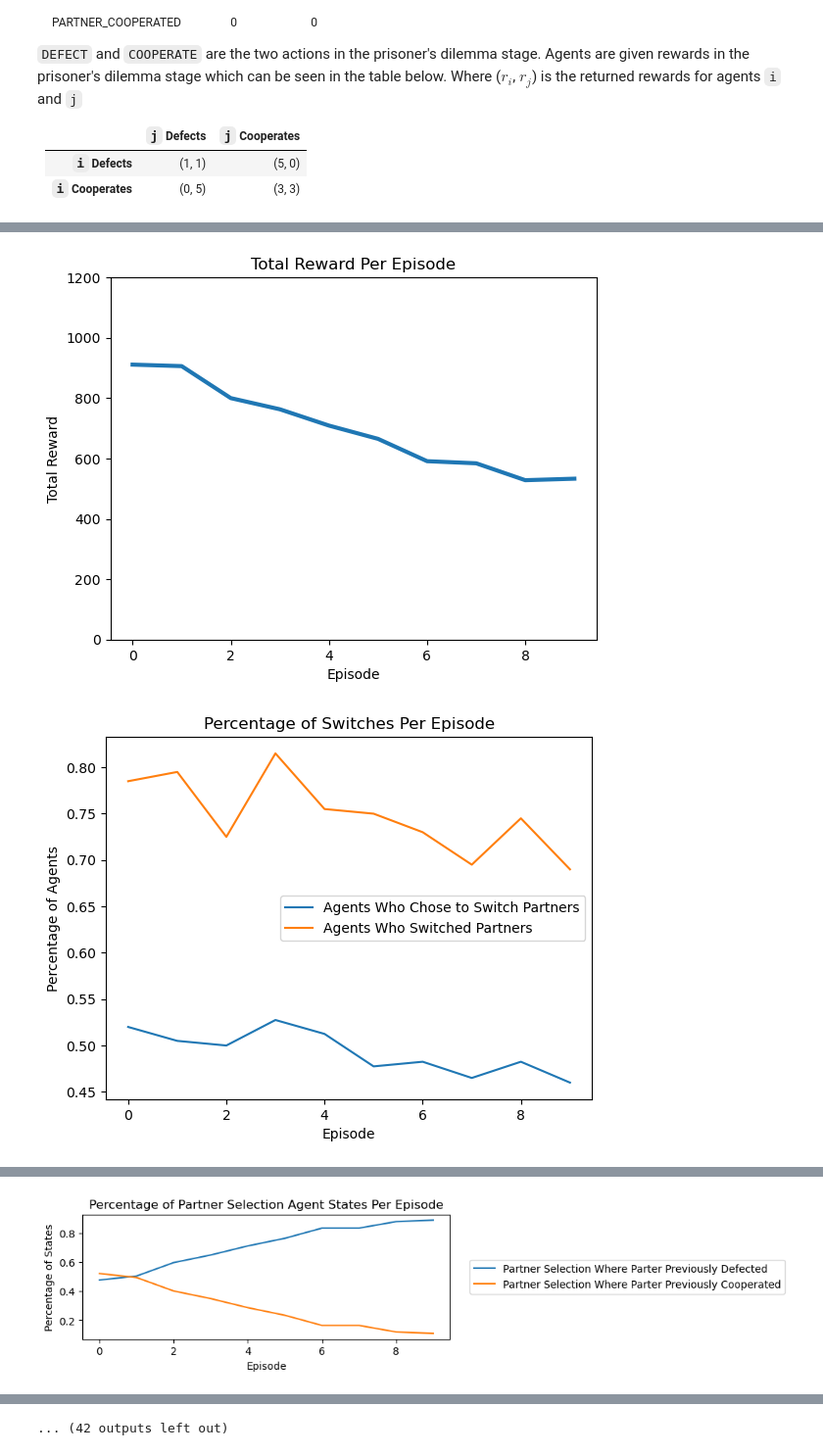
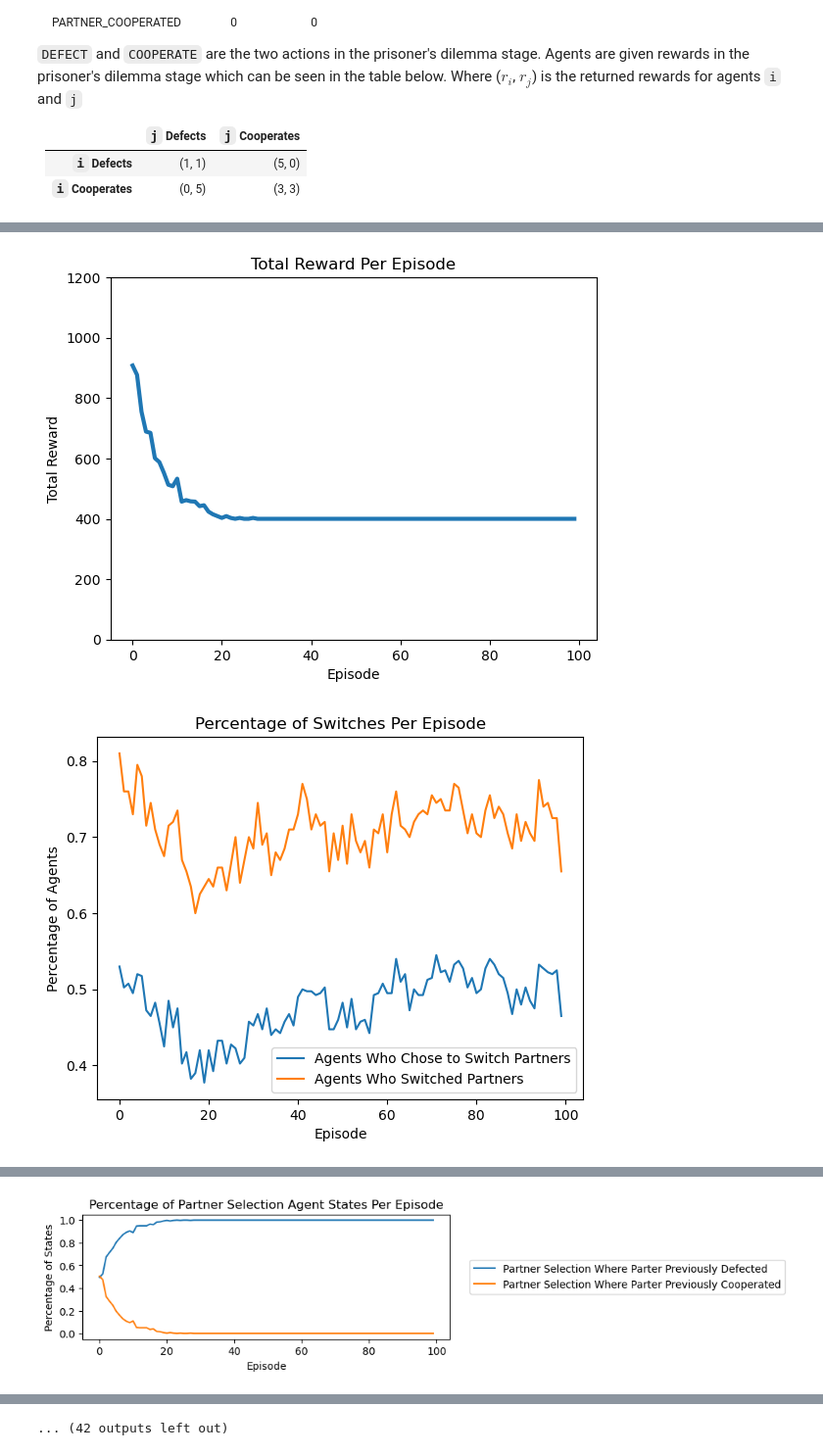
Before and after one commit to wbp1702/prisoners_dilemma, a Jupyter notebook: Rework.ipynb, the cells around one changed output, grey strips where cells are left out. Shown at 98% size. Cells and saved outputs as stored; diff of their text form; code cells hidden in the pictures.

```diff
--- a/Rework.ipynb
+++ b/Rework.ipynb
@@ -138,22 +142,33 @@ class Agent:
             print("Chosen Action: " + str(action))
         return action
 
+    def update_reward(self, reward):
+        pass
+
     # trains using trajectories from each round
     def train(self, trajectories, debug = False):
         # def sort_cooperate(t):
-        #     return int(t[3] == ActionPD.DEFECT)
+        #     return int(t[4] == ActionPD.DEFECT)
 
         # trajectories.sort(key=sort_cooperate)
-        zeros = np.zeros((2, 2))
 
-        for trajectory in trajectories:
+        discounted_rewards = []
+        running_sum = 0
+        for trajectory in trajectories[::-1]:
+            running_sum = trajectory[6] + self.g * running_sum
+            discounted_rewards.append(running_sum)
+        discounted_rewards.reverse()
+
+        for idx, trajectory in enumerate(trajectories):
             # partner selection training
-            q_learning(self.qtable_ps, self.qtable_pd, trajectory[0], trajectory[1], trajectory[2], trajectory[3], self.a, self.g)
+            # q_learning(self.qtable_ps, self.qtable_pd, trajectory[0], trajectory[1], trajectory[2], trajectory[3], self.a, self.g)
+            q_learning(self.qtable_ps, self.qtable_pd, trajectory[0], trajectory[1], discounted_rewards[idx], trajectory[3], self.a, self.g)
             if debug:
                 print(trajectory)
                 print(self.qtable_ps)
             # prisoner's dilemma training
-            q_learning(self.qtable_pd, self.qtable_ps, trajectory[3], trajectory[4], trajectory[6], trajectory[5], self.a, self.g)
+            # q_learning(self.qtable_pd, self.qtable_ps, trajectory[3], trajectory[4], trajectory[6], trajectory[5], self.a, self.g)
+            q_learning(self.qtable_pd, self.qtable_ps, trajectory[3], trajectory[4], discounted_rewards[idx], trajectory[5], self.a, self.g)
             if debug:
                 print(self.qtable_pd)
                 print()
@@ -651,3 +671,3 @@ def sdoo(population: int, rounds: int, episodes: int, learning_rate: float, temp
 # %%
-sdoo(20, 20, 10, 0.05, 1, 1)
+sdoo(20, 20, 100, 0.05, 1, 1)
 # %% [output]
@@ -655,2 +675,2 @@ sdoo(20, 20, 10, 0.05, 1, 1)
-[figure, old version]
+[figure, new version]
-[figure, old version]
+[figure, new version]
@@ -658 +678 @@ sdoo(20, 20, 10, 0.05, 1, 1)
-[figure, old version]
+[figure, new version]
```
Also changed, not shown: parts of 5 cells of this notebook, 2 other files.
